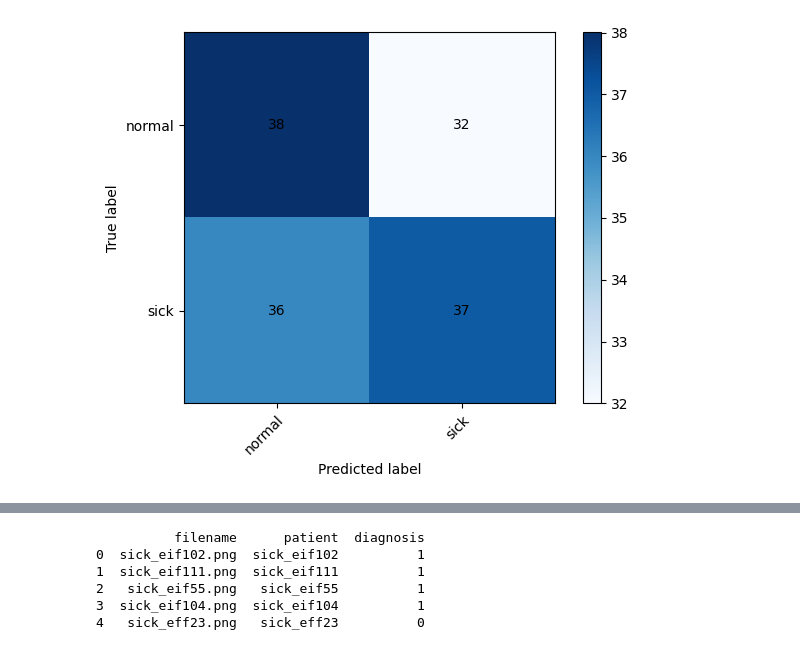
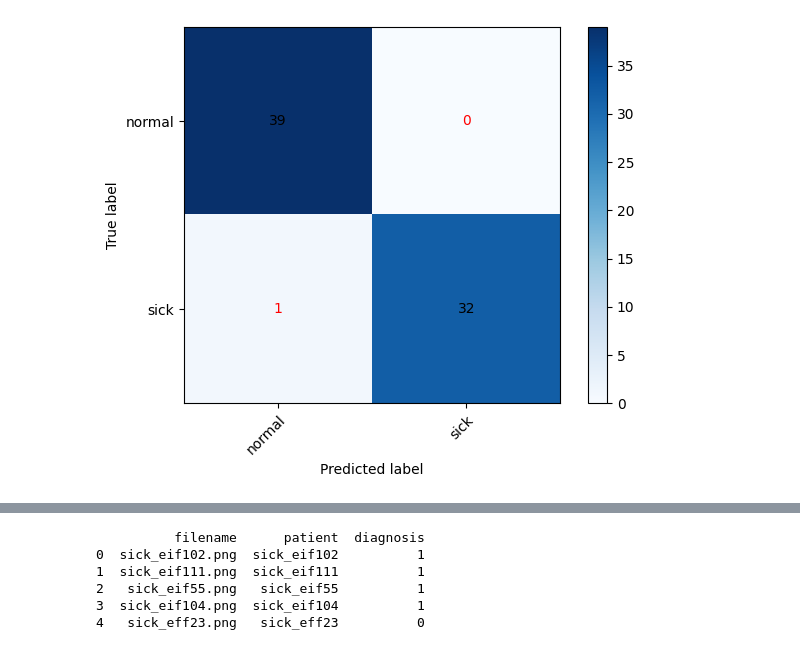
Before and after one commit to Codebmk/chest_opacity_image_classifier, a Jupyter notebook: index_dataset1.ipynb, the cells around one changed output, grey strips where cells are left out. Drawn from its saved outputs; the diff is of its cells as text; code cells hidden in the pictures.

```diff
--- a/index_dataset1.ipynb
+++ b/index_dataset1.ipynb
@@ -25,7 +25,7 @@ directory = '../datasets/image_classifier/dataset1/known_images'
 image_files = os.listdir(directory)
 
 # Define the target image size
-image_size = (256, 256)
+image_size = (420, 420)
 # %%
 # Plot some example images from the dataset
 fig, axs = plt.subplots(2, 5, figsize=(10, 5))
@@ -141,14 +193,14 @@ model = Sequential([
 from tensorflow.keras.callbacks import ModelCheckpoint
 
 # Define the directory to save the model weights
-checkpoint_path = "model_checkpoints/cp.ckpt"
+checkpoint_path = "model_checkpoints/best_model.hdf5"
 
 # Create a ModelCheckpoint callback to save the best model weights
 checkpoint_callback = ModelCheckpoint(
     checkpoint_path,
-    monitor='val_accuracy',
+    monitor='val_loss',
     save_best_only=True,
-    mode='max',
+    mode='min',
     verbose=1
 )
 # %%
@@ -238,0 +264,10 @@ plt.show()
+# %%
+from tensorflow.keras.models import load_model
+
+# Load the best saved model architecture
+model = load_model(checkpoint_path)
+
+# Evaluate the model on the test set
+loss, accuracy = model.evaluate(test_generator)
+print("Test loss:", loss)
+print("Test accuracy:", accuracy)
@@ -245,11 +286,11 @@ from sklearn.utils.multiclass import unique_labels
 # Define the classes
 classes = ['normal', 'sick']
 
-# Get the true labels from the validation generator
-y_true = valid_generator.classes
+# Get the true labels from the test generator
+y_true = test_generator.classes
 
-# Use the model to make predictions on the validation set
-y_pred = model.predict(valid_generator)
+# Use the model to make predictions on the test set
+y_pred = model.predict(test_generator)
 
 # Convert the predictions to class labels
 y_pred_labels = np.argmax(y_pred, axis=1)
@@ -274,7 +315,7 @@ for i in range(cm.shape[0]):
     for j in range(cm.shape[1]):
         ax.text(j, i, format(cm[i, j], 'd'),
                 ha="center", va="center",
-                color="black" if cm[i, j] > cm.max() / 2. else "white")
+                color="black" if cm[i, j] > cm.max() / 2. else "red")
 fig.tight_layout()
 plt.show()
 # %% [output]
@@ -284,4 +325,4 @@ plt.show()
-[figure, old version]
+[figure, new version]
 # %%
 from sklearn.metrics import classification_report
 
```
Also changed, not shown: parts of 22 cells of this notebook, 2 other files.
